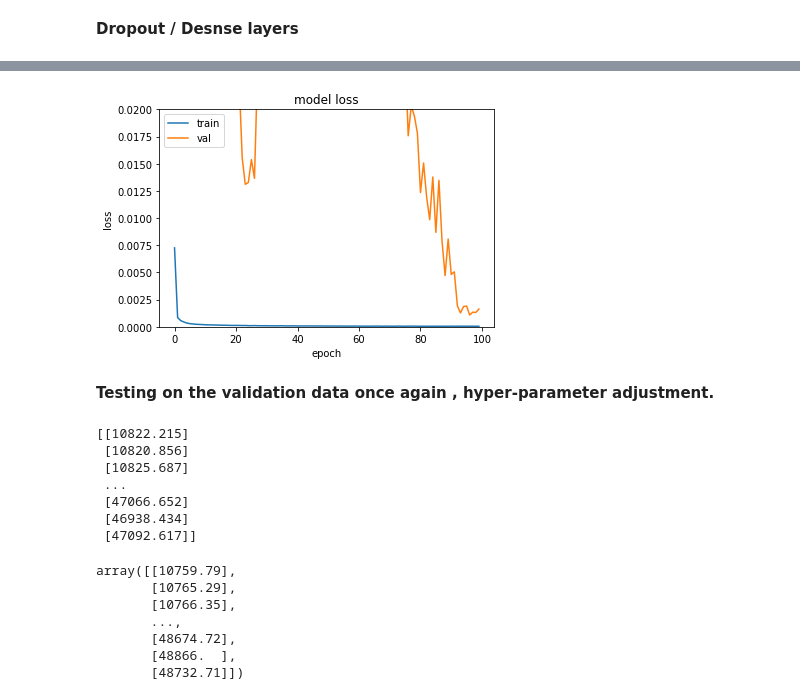
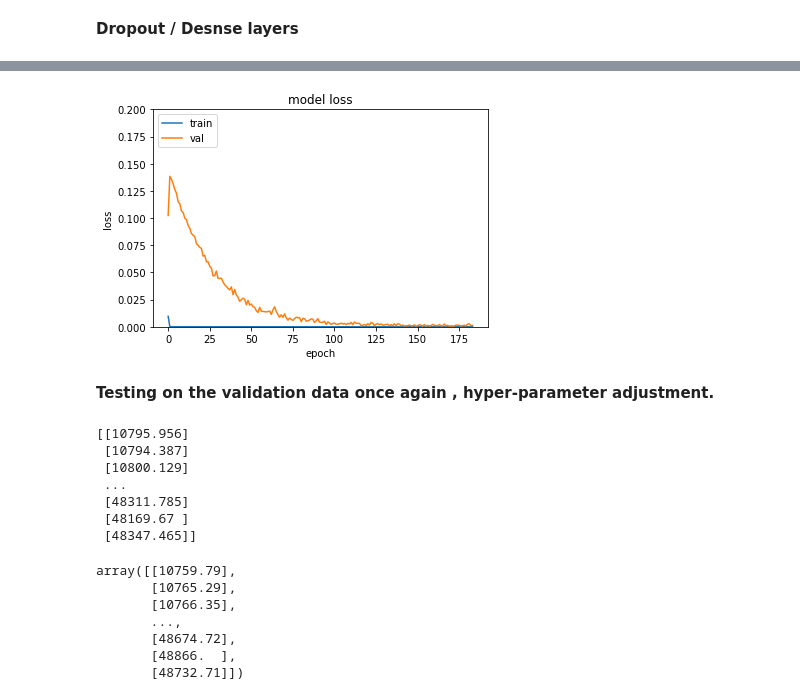
Before and after one commit to JackpotDesigns/PythonCryptoPrediction, a Jupyter notebook: PracticeJupyterNotebook/FYP/baselineRedesign/btcBaselineSplitAfter.ipynb, the cells around one changed output, grey strips where cells are left out. Cells and saved outputs as stored; diff of their text form; code cells hidden in the pictures.

```diff
--- a/PracticeJupyterNotebook/FYP/baselineRedesign/btcBaselineSplitAfter.ipynb
+++ b/PracticeJupyterNotebook/FYP/baselineRedesign/btcBaselineSplitAfter.ipynb
@@ -17,7 +18,7 @@ import math
 # %% [markdown]
 <Strong> Grabbing the data from stored files (originally pulled from Binance) </Strong>
 # %%
-df_btc = pd.read_csv("../../../cryptoData/BTC_1h_data.csv")
+df_btc = pd.read_csv("BTC_1h_data.csv")
 # %%
 df_btc
 # %% [output]
@@ -116,13 +117,13 @@ inputs = Input(shape = (window_length , features) )
 
 #From deep learning in python -- better to use recurrent dropout so error propergates correctly
 x = LSTM(30 , return_sequences = True )(inputs)
-x = Dropout(0.2)(x)
+x = Dropout(0.01)(x)
 x = LSTM(50)(x)
-x = Dense(16)(x)
+x = Dense(128)(x)
 
 y = GRU(30,input_shape=(window_length , features))(inputs)
-y = Dropout(0.2)(y)
-y = Dense(16)(y)
+y = Dropout(0.01)(y)
+y = Dense(128)(y)
 
 final = Concatenate()([x,y])
 final = Dense(1)(final)
@@ -153,8 +159,5 @@ ________________________________________________________________________________
+# %%
+earlyStopping = EarlyStopping(monitor = 'val_loss' , patience = 30 , mode = 'min' , verbose = 1)
 # %%
-#If use validation in this part , then leakage as we are using the normalized values of the training set which in this case would include validation set.
-#Validation set needs to be in a tuple with x , y
-
-model.compile(optimizer='adam' , loss = 'mse')
-
-history = model.fit(btc_train[0] , btc_train[1] , validation_data = btc_val  , batch_size = 512  , epochs =100 , verbose = 1 )
+history = model.fit(btc_train[0] , btc_train[1] , validation_data = btc_val  , batch_size = 512  , epochs =300 , verbose = 1 , callbacks=[earlyStopping])
 # %% [output]
@@ -178,15 +183,14 @@ Epoch 100/100
 # %%
 plt.plot(history.history['loss'])
 plt.plot(history.history['val_loss'])
 plt.title('model loss')
 plt.ylabel('loss')
 plt.xlabel('epoch')
-plt.yrange=(0, 0.02)
 plt.legend(['train', 'val'], loc='upper left')
-plt.ylim([0, 0.02])
+plt.ylim([0,0.2])
 plt.show()
 # %% [output]
-[figure, old version]
+[figure, new version]
 # %% [markdown]
 <Strong> Testing on the validation data once again , hyper-parameter adjustment. <Strong>
 # %%
@@ -196,13 +200,13 @@ validation_predict = scaler.inverse_transform(validation_predict)
 # %%
 print(validation_predict)
 # %% [output]
-[[10822.215]
- [10820.856]
- [10825.687]
+[[10795.956]
+ [10794.387]
+ [10800.129]
  ...
- [47066.652]
- [46938.434]
- [47092.617]]
+ [48311.785]
+ [48169.67 ]
+ [48347.465]]
 # %%
 validation_actual = scaler.inverse_transform(btc_val[1])
 validation_actual
```
Also changed, not shown: parts of 12 cells of this notebook, 6 other files.
